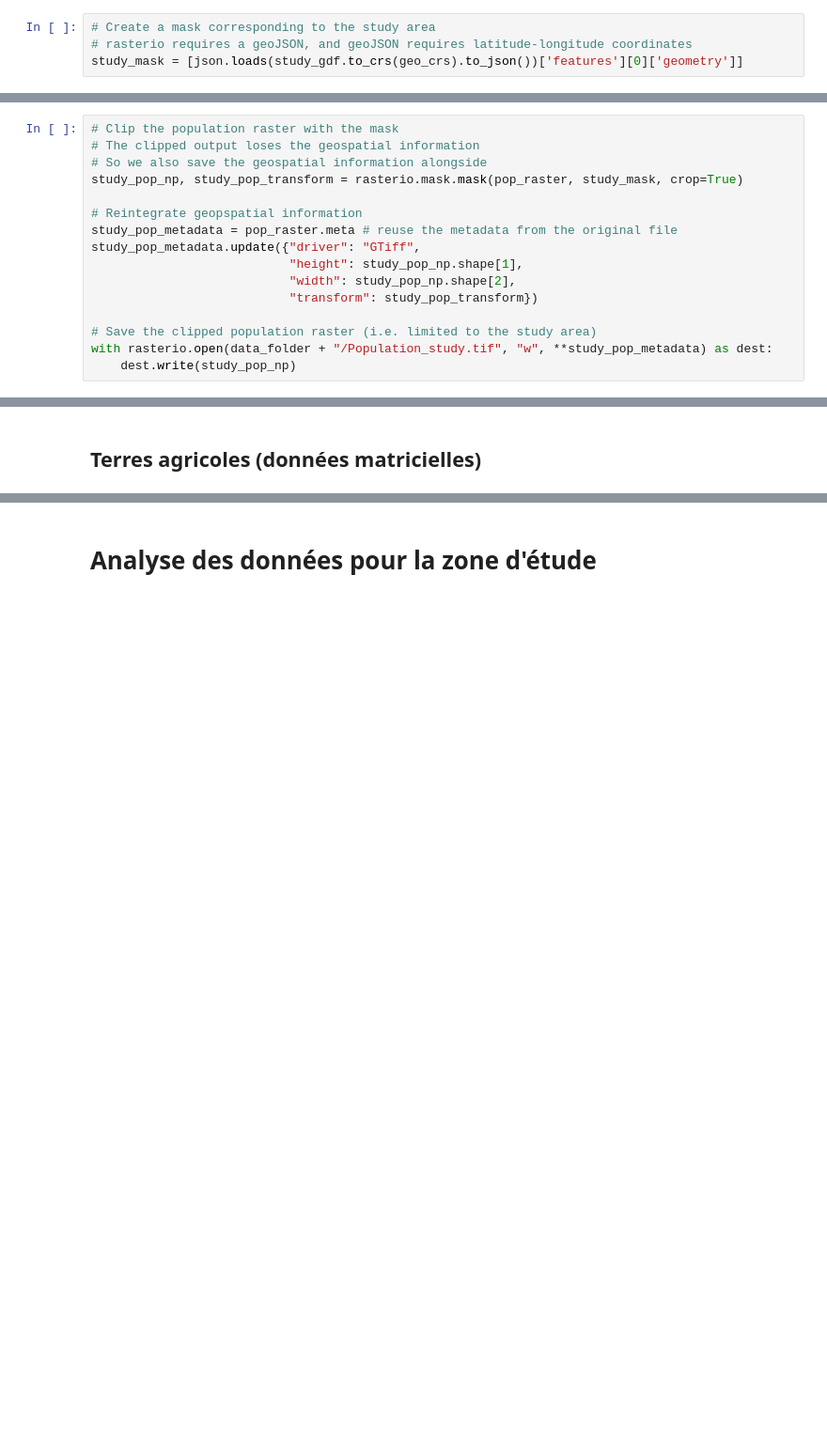
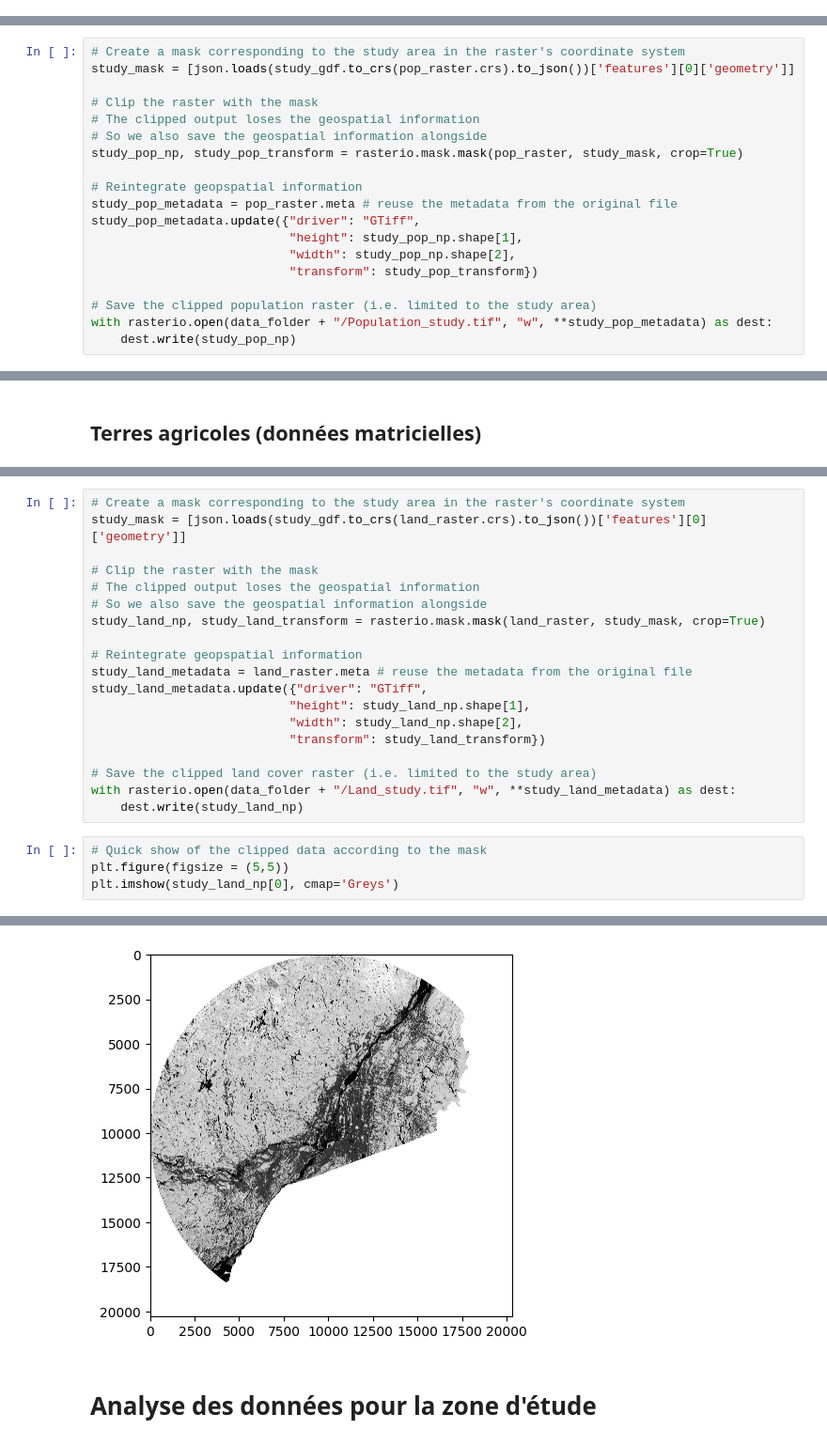
Before and after one commit to BastienBoucherat/geo6149, a Jupyter notebook: geo6149_projet.ipynb, the cells around one changed output, grey strips where cells are left out. Shown at 94% size. Saved outputs shown, nothing was run; the diff lists cells and outputs as text; blank space fills up the shorter version.

Commit message:
Clip the land cover raster with the study area mask (after reprojecting the study mask and not the raster!)

```diff
--- a/geo6149_projet.ipynb
+++ b/geo6149_projet.ipynb
@@ -376,7 +373,3 @@ Création d'un masque pour la zone d'étude, qui servira à restreindre les donn
-# %%
-# Create a mask corresponding to the study area
-# rasterio requires a geoJSON, and geoJSON requires latitude-longitude coordinates
-study_mask = [json.loads(study_gdf.to_crs(geo_crs).to_json())['features'][0]['geometry']]
 # %% [markdown]
 ## Quelques définitions utiles (1)
 # %% [markdown]
@@ -429,5 +427,8 @@ if pop_raster.crs != geo_crs:
 # %%
-# Clip the population raster with the mask
+# Create a mask corresponding to the study area in the raster's coordinate system
+study_mask = [json.loads(study_gdf.to_crs(pop_raster.crs).to_json())['features'][0]['geometry']]
+
+# Clip the raster with the mask
 # The clipped output loses the geospatial information
 # So we also save the geospatial information alongside
 study_pop_np, study_pop_transform = rasterio.mask.mask(pop_raster, study_mask, crop=True)
@@ -469,0 +465,24 @@ CRS.from_epsg(3978)
+# %%
+# Create a mask corresponding to the study area in the raster's coordinate system
+study_mask = [json.loads(study_gdf.to_crs(land_raster.crs).to_json())['features'][0]['geometry']]
+
+# Clip the raster with the mask
+# The clipped output loses the geospatial information
+# So we also save the geospatial information alongside
+study_land_np, study_land_transform = rasterio.mask.mask(land_raster, study_mask, crop=True)
+
+# Reintegrate geopspatial information
+study_land_metadata = land_raster.meta # reuse the metadata from the original file
+study_land_metadata.update({"driver": "GTiff",
+                           "height": study_land_np.shape[1],
+                           "width": study_land_np.shape[2],
+                           "transform": study_land_transform})
+
+# Save the clipped land cover raster (i.e. limited to the study area)
+with rasterio.open(data_folder + "/Land_study.tif", "w", **study_land_metadata) as dest:
+    dest.write(study_land_np)
+# %%
+# Quick show of the clipped data according to the mask
+plt.figure(figsize = (5,5))
+plt.imshow(study_land_np[0], cmap='Greys')
+# %% [output]
@@ -470,3 +490,4 @@ CRS.from_epsg(3978)
+[figure, added]
 # %% [markdown]
 # **Analyse des données pour la zone d'étude**
 # %% [markdown]
```
Also changed, not shown: parts of 11 cells of this notebook.
